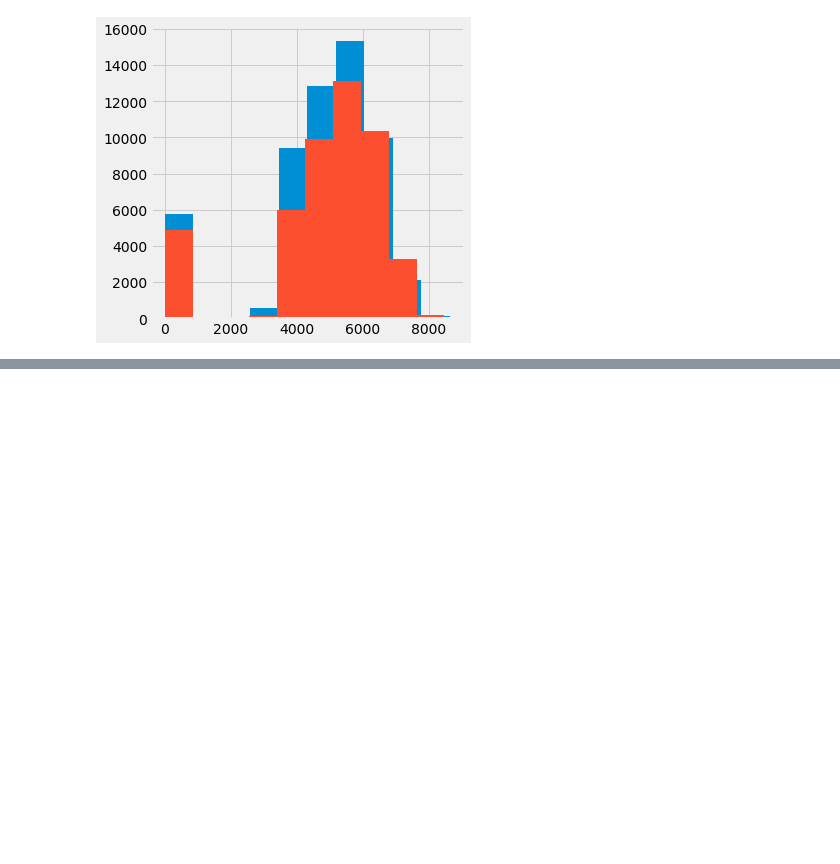
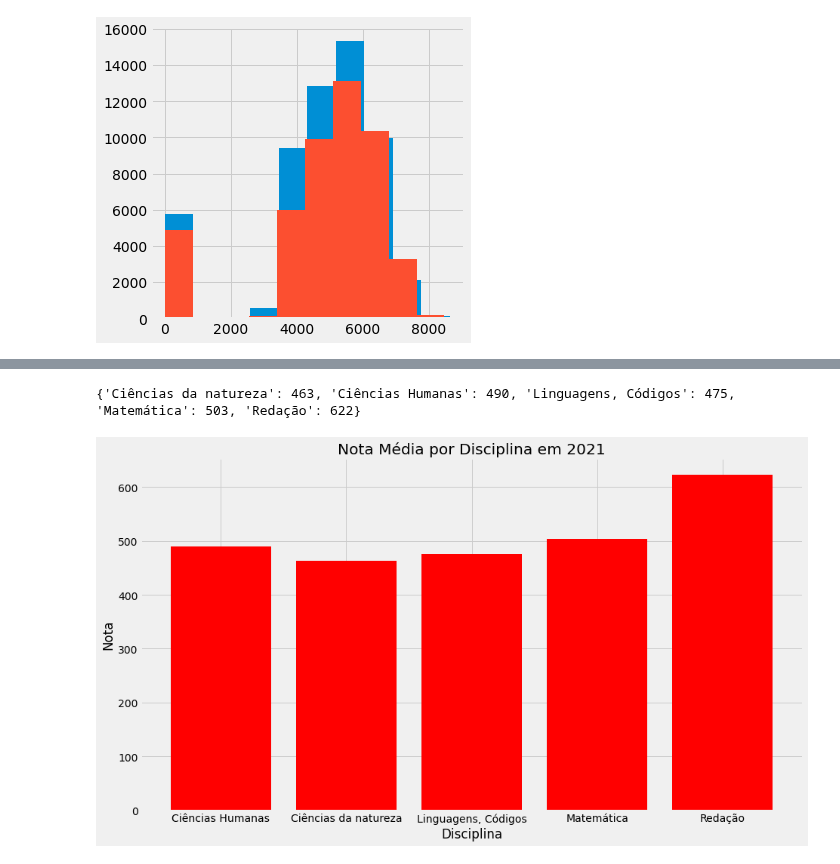
Before and after one commit to kingofrats04/Projeto_IA_DadosEnem, a Jupyter notebook: Graficos_IA.ipynb, the cells around one changed output, grey strips where cells are left out. Drawn from its saved outputs; the diff is of its cells as text; code cells hidden in the pictures; blank space fills up the shorter version.

```diff
--- a/Graficos_IA.ipynb
+++ b/Graficos_IA.ipynb
@@ -1061,0 +1039,30 @@ AxesSubplot(0.08,0.07;0.87x0.81)
+# %%
+# Media das notas em 2021
+media_CN21 = np.mean(planilha2021['NU_NOTA_CN']/10) #colocando as notas 1 casa decimal a esquerda
+media_CN21 = int(media_CN21) #convertendo para inteiro
+media_CH21 = np.mean(planilha2021['NU_NOTA_CH']/10)
+media_CH21 = int(media_CH21)
+media_LC21 = np.mean(planilha2021['NU_NOTA_LC']/10)
+media_LC21 = int(media_LC21)
+media_MT21 = np.mean(planilha2021['NU_NOTA_MT']/10)
+media_MT21 = int(media_MT21)
+media_REDACAO21 = np.mean(planilha2021['NU_NOTA_REDACAO'])
+media_REDACAO21 = int(media_REDACAO21)
+notas_medias21={'Ciências da natureza':media_CN21,
+              'Ciências Humanas':media_CH21,
+              'Linguagens, Códigos': media_LC21,
+              'Matemática':media_MT21,
+              'Redação':media_REDACAO21}
+lists = sorted(notas_medias21.items())
+print(notas_medias21) #print valor das notas
+x1, y1 = zip(*lists)
+plt.figure(figsize=(14,8))
+
+plt.bar(x1, y1, color = ['red'])
+plt.title('Nota Média por Disciplina em 2021')
+plt.xlabel('Disciplina')
+plt.ylabel('Nota')
+plt.show()
+# %% [output]
+{'Ciências da natureza': 463, 'Ciências Humanas': 490, 'Linguagens, Códigos': 475, 'Matemática': 503, 'Redação': 622}
+[figure, added]
```
Also changed, not shown: parts of 13 cells of this notebook.
